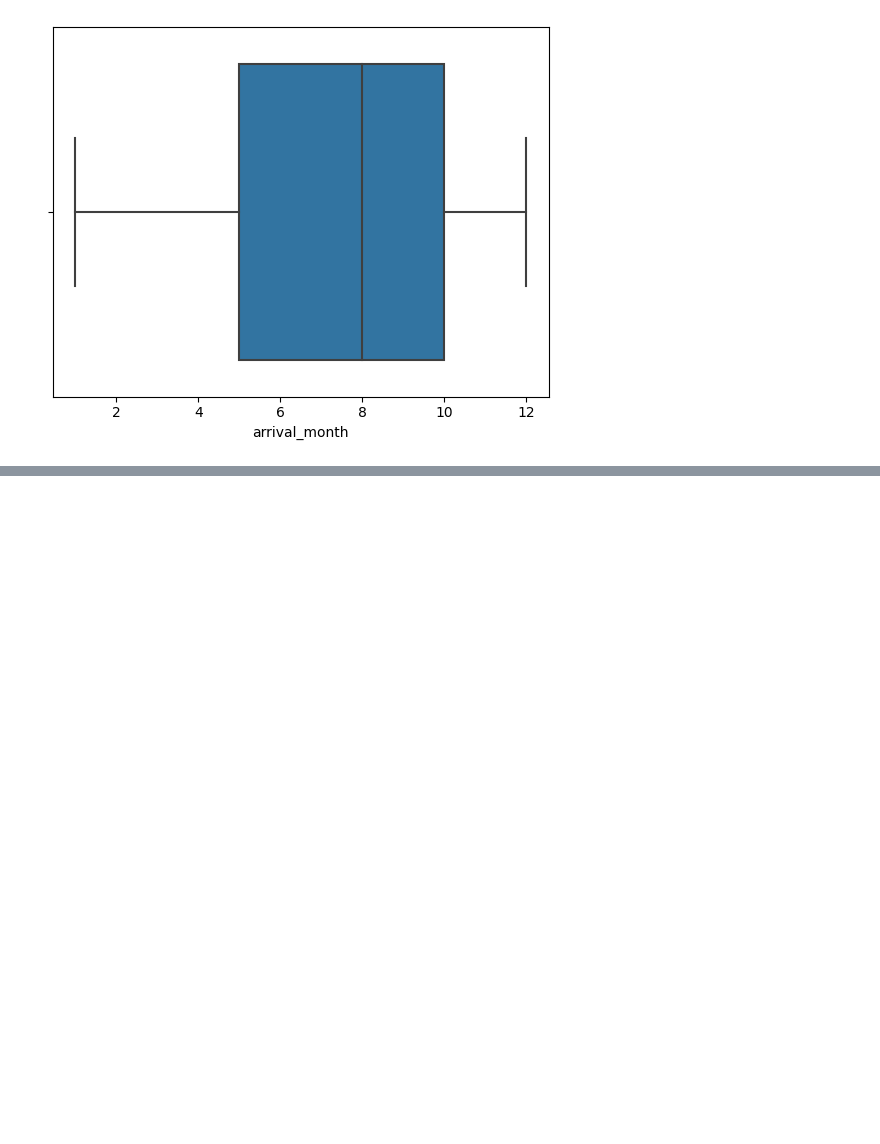
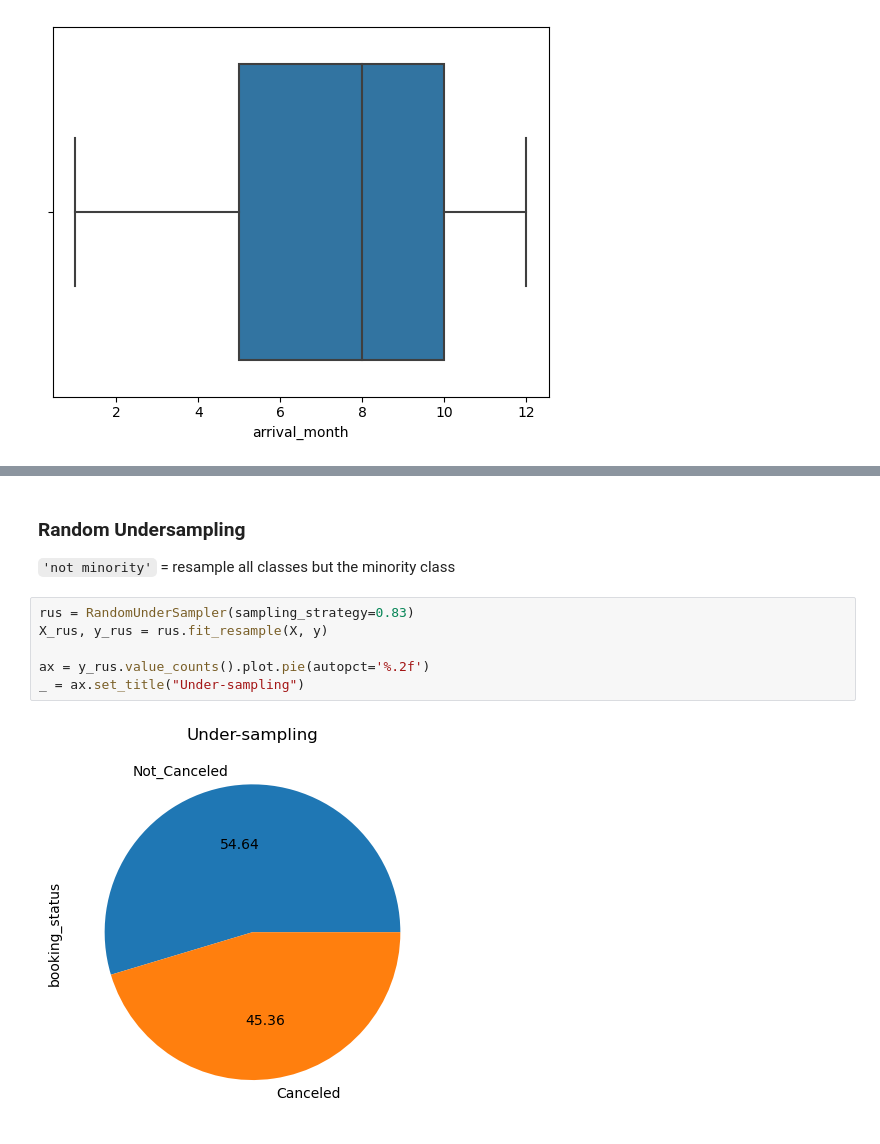
Before and after one commit to Qm1ne/Hotel-booking-cancellation-Prediction, a Jupyter notebook: Hotel_reservation.ipynb, the cells around one changed output, grey strips where cells are left out. Saved outputs shown, nothing was run; the diff lists cells and outputs as text; blank space fills up the shorter version.

```diff
--- a/Hotel_reservation.ipynb
+++ b/Hotel_reservation.ipynb
@@ -195,0 +210,12 @@ sns.boxplot(x=df["arrival_month"])
+# %% [markdown]
+### **Random Undersampling**
+
+``'not minority'`` = resample all classes but the minority class
+# %%
+rus = RandomUnderSampler(sampling_strategy=0.83)
+X_rus, y_rus = rus.fit_resample(X, y)
+
+ax = y_rus.value_counts().plot.pie(autopct='%.2f')
+_ = ax.set_title("Under-sampling")
+# %% [output]
+[figure, added]
```
Also changed, not shown: parts of 55 cells of this notebook, 1 other file.
